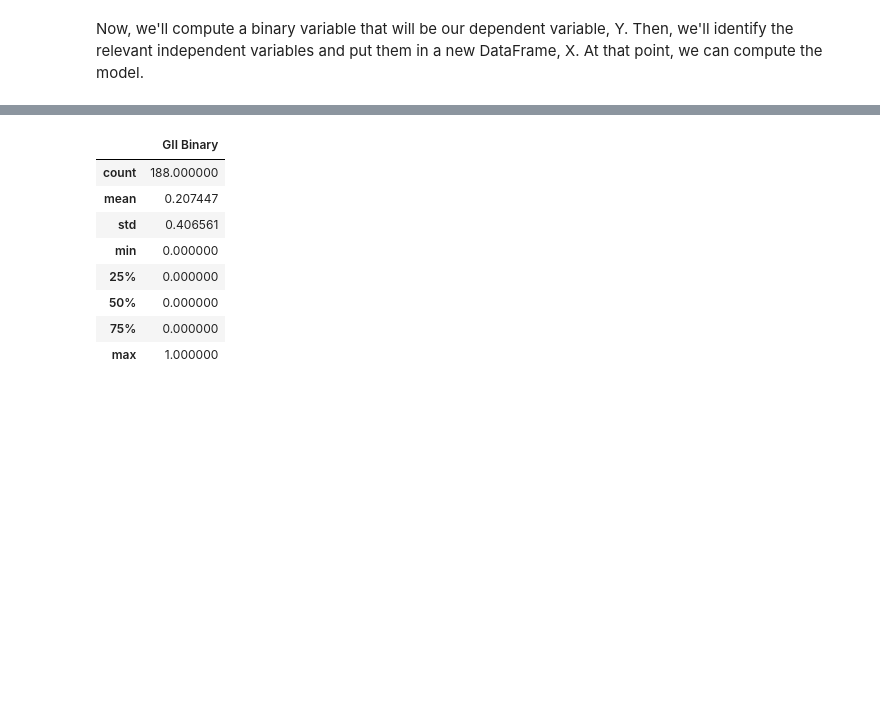
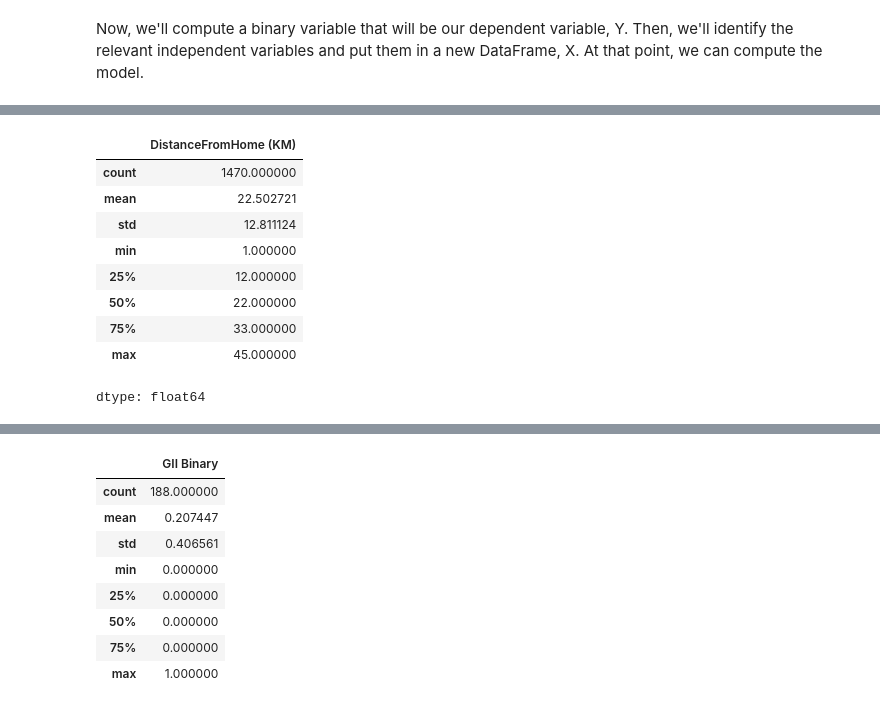
Before and after one commit to 550tealeaves/DATA-70500-working-with-data, a Jupyter notebook: HW4_LinearModels2.ipynb, the cells around one changed output, grey strips where cells are left out. Drawn from its saved outputs; the diff is of its cells as text; code cells hidden in the pictures; blank space fills up the shorter version.

```diff
--- a/HW4_LinearModels2.ipynb
+++ b/HW4_LinearModels2.ipynb
@@ -75,0 +86,14 @@ dtype: float64
+# %%
+#Looking at distance from home for employees
+EmployeePerformance['DistanceFromHome (KM)'].describe()
+# %% [output]
+|  | DistanceFromHome (KM) |
+| count | 1470.000000 |
+| mean | 22.502721 |
+| std | 12.811124 |
+| min | 1.000000 |
+| 25% | 12.000000 |
+| 50% | 22.000000 |
+| 75% | 33.000000 |
+| max | 45.000000 |
+dtype: float64
```
Also changed, not shown: parts of 9 cells of this notebook.
